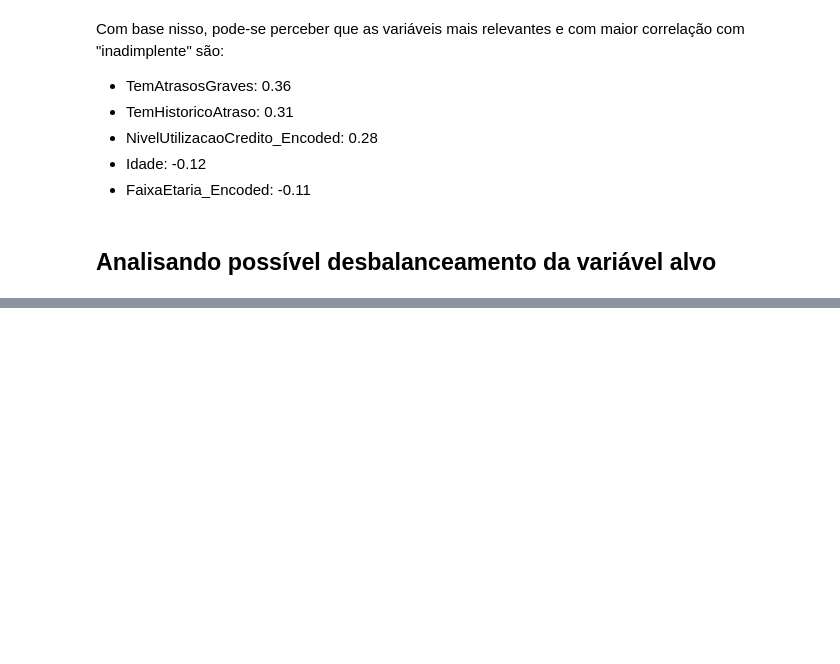
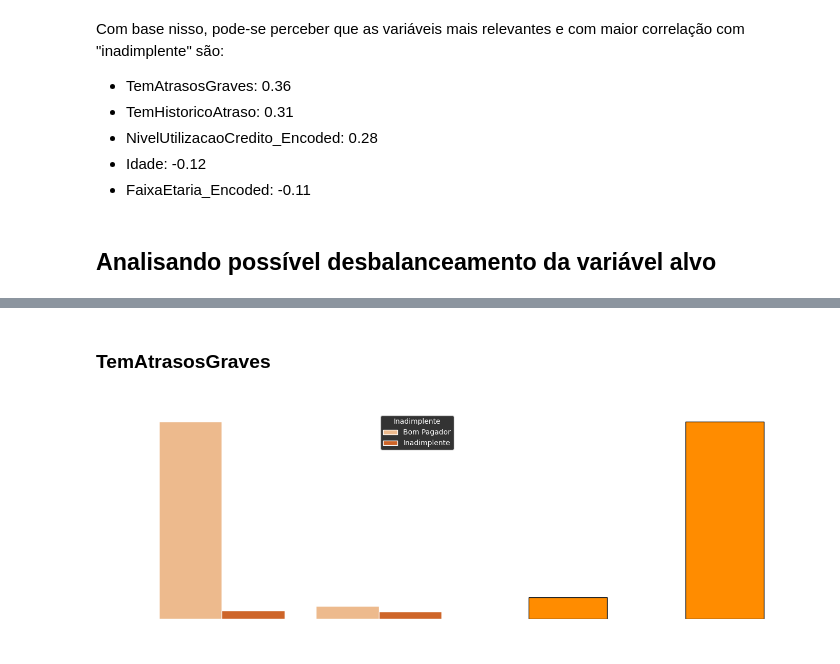
Before and after one commit to henriqueluza/Credit-Analysis-Model, a Jupyter notebook: modelo v2/notebooks/notebook2.ipynb, the cells around one changed output, grey strips where cells are left out. Drawn from its saved outputs; the diff is of its cells as text; code cells hidden in the pictures; blank space fills up the shorter version.

```diff
--- a/modelo v2/notebooks/notebook2.ipynb
+++ b/modelo v2/notebooks/notebook2.ipynb
@@ -129,0 +194,31 @@ Text(0, 0.5, 'Contagem')
+# %% [markdown]
+### TemAtrasosGraves
+# %%
+# Gráfico: TemAtrasosGraves x Inadimplente
+fig, axes = plt.subplots(1, 2, figsize=(14, 5))
+
+# Countplot
+sns.countplot(data=data, x='TemAtrasosGraves', hue='Inadimplente', ax=axes[0], palette='Oranges')
+axes[0].set_title('TemAtrasosGraves por Status de Inadimplência', fontsize=12)
+axes[0].set_xlabel('Tem Atrasos Graves (0=Não, 1=Sim)')
+axes[0].set_ylabel('Contagem')
+axes[0].legend(title='Inadimplente', labels=['Bom Pagador', 'Inadimplente'])
+axes[0].set_facecolor('white')
+
+# Taxa de inadimplência por categoria
+taxa_inadimplencia = data.groupby('TemAtrasosGraves')['Inadimplente'].mean() * 100
+taxa_inadimplencia.plot(kind='bar', ax=axes[1], color='darkorange', edgecolor='black')
+axes[1].set_title('Taxa de Inadimplência por TemAtrasosGraves', fontsize=12)
+axes[1].set_xlabel('Tem Atrasos Graves (0=Não, 1=Sim)')
+axes[1].set_ylabel('Taxa de Inadimplência (%)')
+axes[1].set_xticklabels(['Não', 'Sim'], rotation=0)
+axes[1].set_facecolor('white')
+
+for i, v in enumerate(taxa_inadimplencia):
+    axes[1].text(i, v + 1, f'{v:.1f}%', ha='center', fontweight='bold')
+
+fig.patch.set_facecolor('white')
+plt.tight_layout()
+plt.show()
+# %% [output]
+[figure, added]
```
Also changed, not shown: parts of 25 cells of this notebook, 1 other file.
